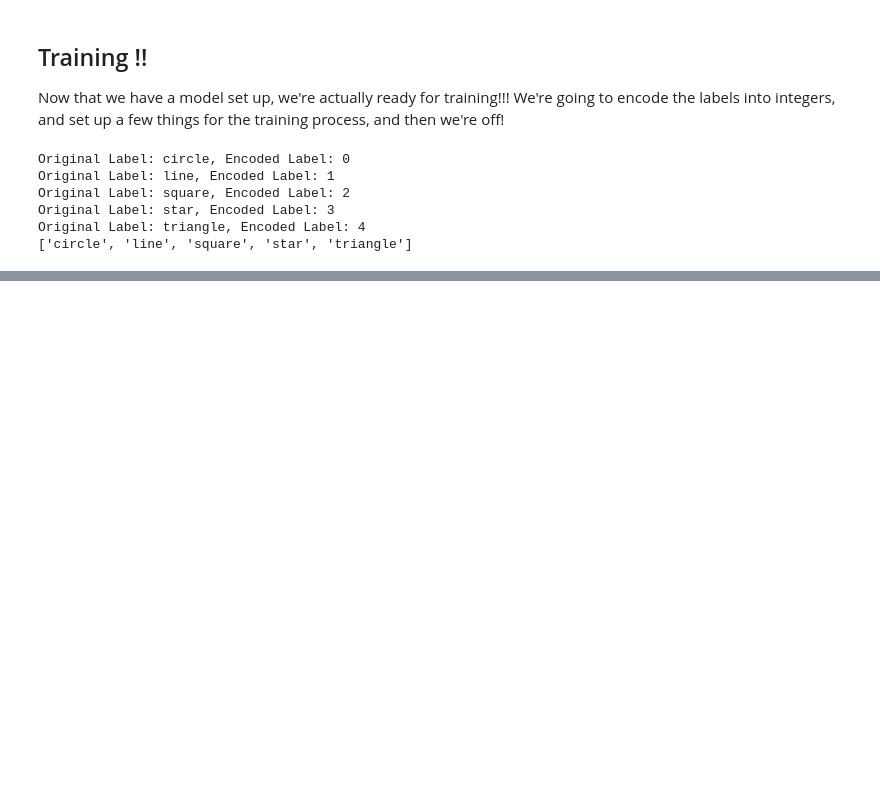
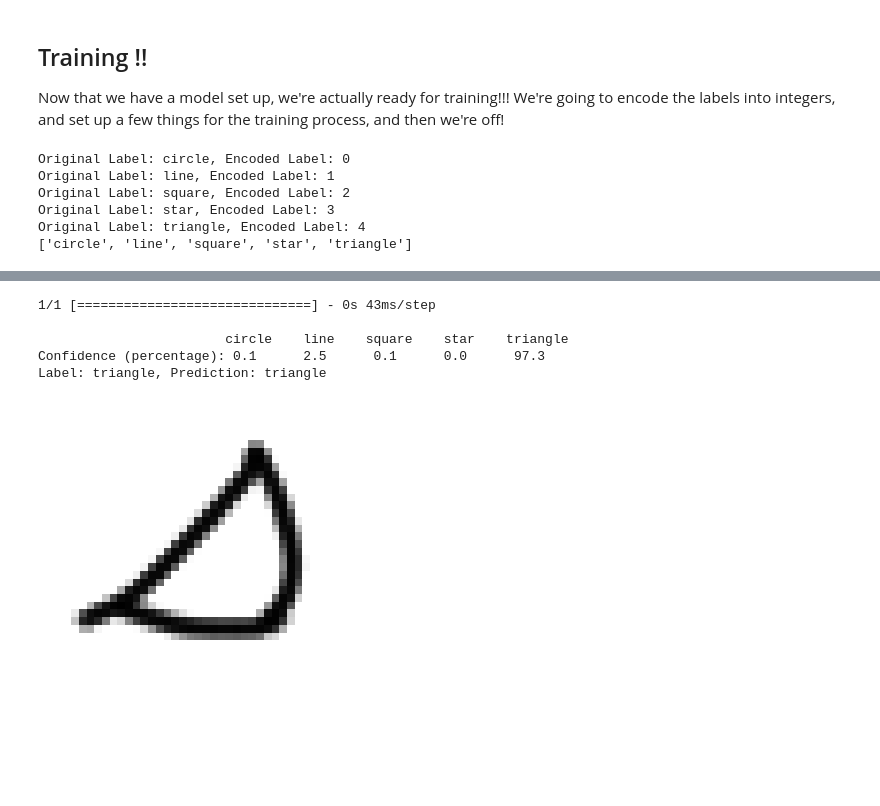
Before and after one commit to GeorgeD88/BasicShapeIdentifierNN, a Jupyter notebook: shape_identifier_model.ipynb, the cells around one changed output, grey strips where cells are left out. Cells and saved outputs as stored; diff of their text form; code cells hidden in the pictures; blank space fills up the shorter version.

```diff
--- a/shape_identifier_model.ipynb
+++ b/shape_identifier_model.ipynb
@@ -1001,3 +1004,6 @@ history = model.fit(X_train_tensor, y_train_encoded,
+# %%
+# Load weights
+model.load_weights('model2ContTrain_epochs20_batchsize32.h5')
 # %%
 # === Evaluations ===
 
@@ -1017,0 +1034,42 @@ print(classification_report(y_test_encoded, y_pred_classes, target_names=encoder
+# %%
+# rand_i = random.randint(0, len(X_test_normalized)-1)
+# img_tensor, label = X_test_normalized[rand_i], y_test_augm_mix[rand_i]
+
+image_content = tf.io.read_file('test_triangle.png')
+image_tensor = tf.image.decode_png(image_content, channels=1)  # Use channels=1 for grayscale
+img_tensor, label = tf.image.convert_image_dtype(image_tensor, tf.float32), 'triangle'
+
+tensor_input = tf.expand_dims(img_tensor, 0)  # Add batch size dimension
+
+# Make prediction
+pred_logits = model.predict(tensor_input)
+prediction = tf.nn.softmax(pred_logits)
+probabilities = prediction.numpy()[0]*100
+highest_choice = np.argmax(prediction)
+pred_class = encoder_mappings[highest_choice]
+print()
+
+# predictions
+print('                        ', end='')
+for index, elem in enumerate(encoder_mappings):
+    print(elem, end='    ')
+print()
+
+print('Confidence (percentage):', end=' ')
+for prob in probabilities:
+    print(f'{prob:<8.1f}', end=' ')
+    #             <8.3f}
+print()
+
+print(f'Label: {label}, Prediction: {pred_class}')
+
+plt.imshow(img_tensor.numpy(), cmap='gray')
+plt.axis('off')  # Hide axes
+plt.show()
+# %% [output]
+1/1 [==============================] - 0s 43ms/step
+
+                        circle    line    square    star    triangle
+Confidence (percentage): 0.1      2.5      0.1      0.0      97.3
+Label: triangle, Prediction: triangle
+[figure, added]
```
Also changed, not shown: parts of 13 cells of this notebook.
